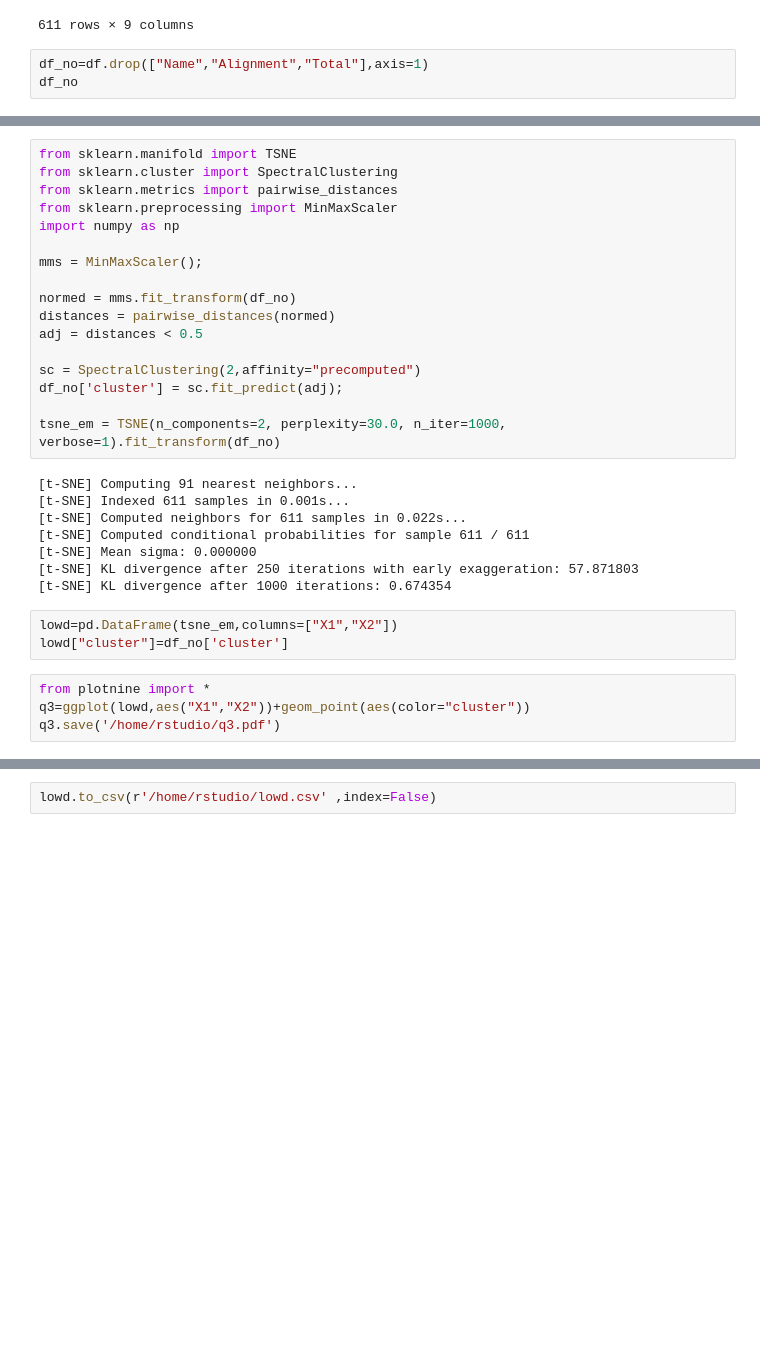
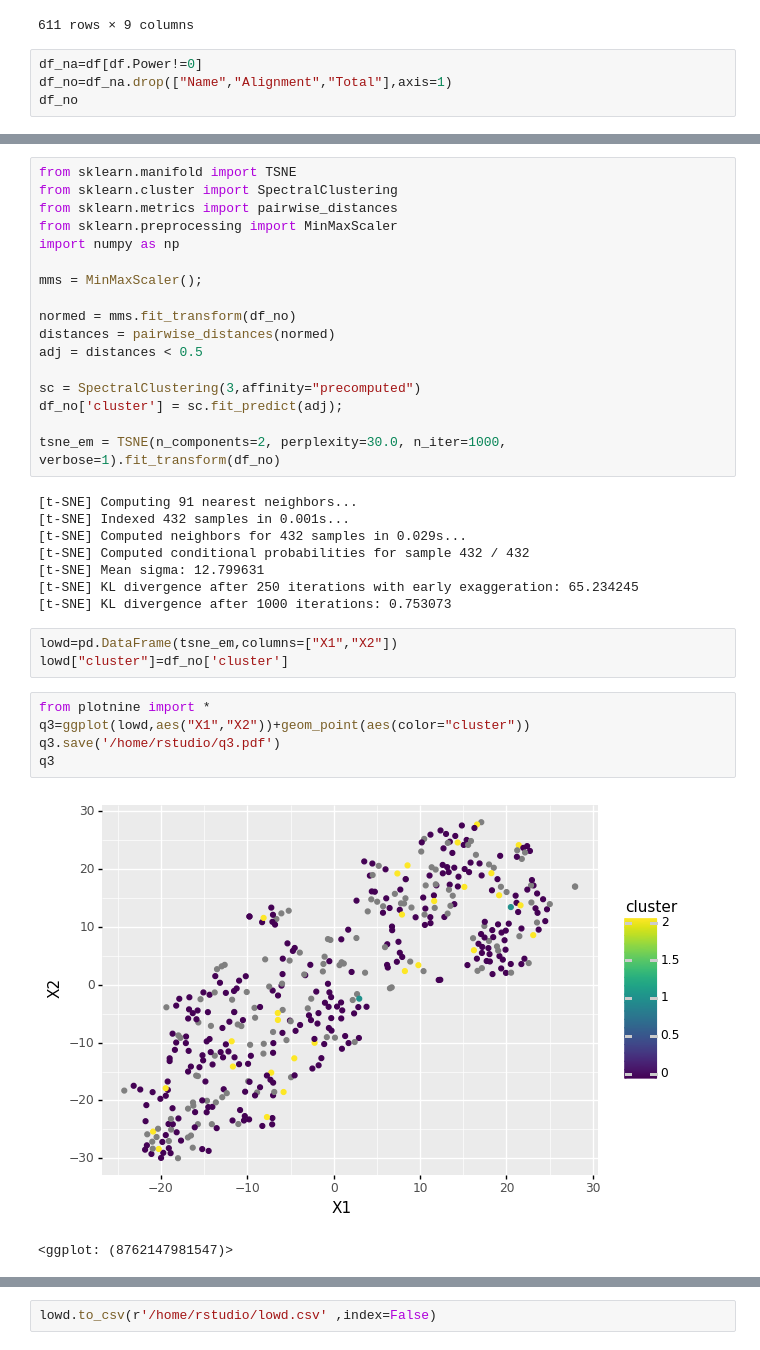
Before and after one commit to Jessie1024/PCA, a Jupyter notebook: hw5.ipynb, the cells around one changed output, grey strips where cells are left out. Drawn from its saved outputs; the diff is of its cells as text; blank space fills up the shorter version.

```diff
--- a/hw5.ipynb
+++ b/hw5.ipynb
@@ -18,7 +18,8 @@ df
 | 610 | Zoom | bad | 50 | 10 | 100 | 28 | 72 | 28 | 288 |
 611 rows × 9 columns
 # %%
-df_no=df.drop(["Name","Alignment","Total"],axis=1)
+df_na=df[df.Power!=0]
+df_no=df_na.drop(["Name","Alignment","Total"],axis=1)
 df_no
 # %% [output]
 |  | Intelligence | Strength | Speed | Durability | Power | Combat |
@@ -47,22 +48,26 @@ normed = mms.fit_transform(df_no)
 distances = pairwise_distances(normed)
 adj = distances < 0.5
 
-sc = SpectralClustering(2,affinity="precomputed")
+sc = SpectralClustering(3,affinity="precomputed")
 df_no['cluster'] = sc.fit_predict(adj);
 
 tsne_em = TSNE(n_components=2, perplexity=30.0, n_iter=1000, verbose=1).fit_transform(df_no)
 # %% [output]
 [t-SNE] Computing 91 nearest neighbors...
-[t-SNE] Indexed 611 samples in 0.001s...
-[t-SNE] Computed neighbors for 611 samples in 0.022s...
-[t-SNE] Computed conditional probabilities for sample 611 / 611
-[t-SNE] Mean sigma: 0.000000
-[t-SNE] KL divergence after 250 iterations with early exaggeration: 57.871803
-[t-SNE] KL divergence after 1000 iterations: 0.674354
+[t-SNE] Indexed 432 samples in 0.001s...
+[t-SNE] Computed neighbors for 432 samples in 0.029s...
+[t-SNE] Computed conditional probabilities for sample 432 / 432
+[t-SNE] Mean sigma: 12.799631
+[t-SNE] KL divergence after 250 iterations with early exaggeration: 65.234245
+[t-SNE] KL divergence after 1000 iterations: 0.753073
 # %%
 lowd=pd.DataFrame(tsne_em,columns=["X1","X2"])
 lowd["cluster"]=df_no['cluster']
 # %%
 from plotnine import *
 q3=ggplot(lowd,aes("X1","X2"))+geom_point(aes(color="cluster"))
 q3.save('/home/rstudio/q3.pdf')
+q3
+# %% [output]
+[figure, added]
+<ggplot: (8762147981547)>
```
Also changed, not shown: parts of 4 cells of this notebook, 5 other files.
